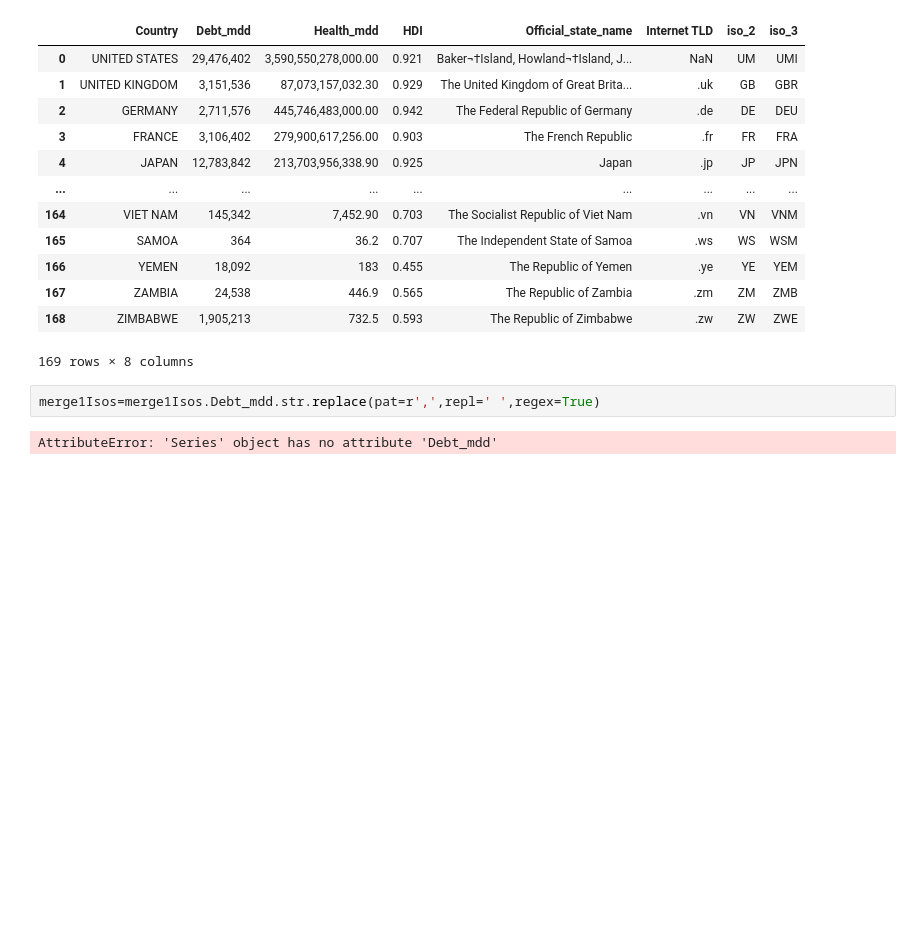
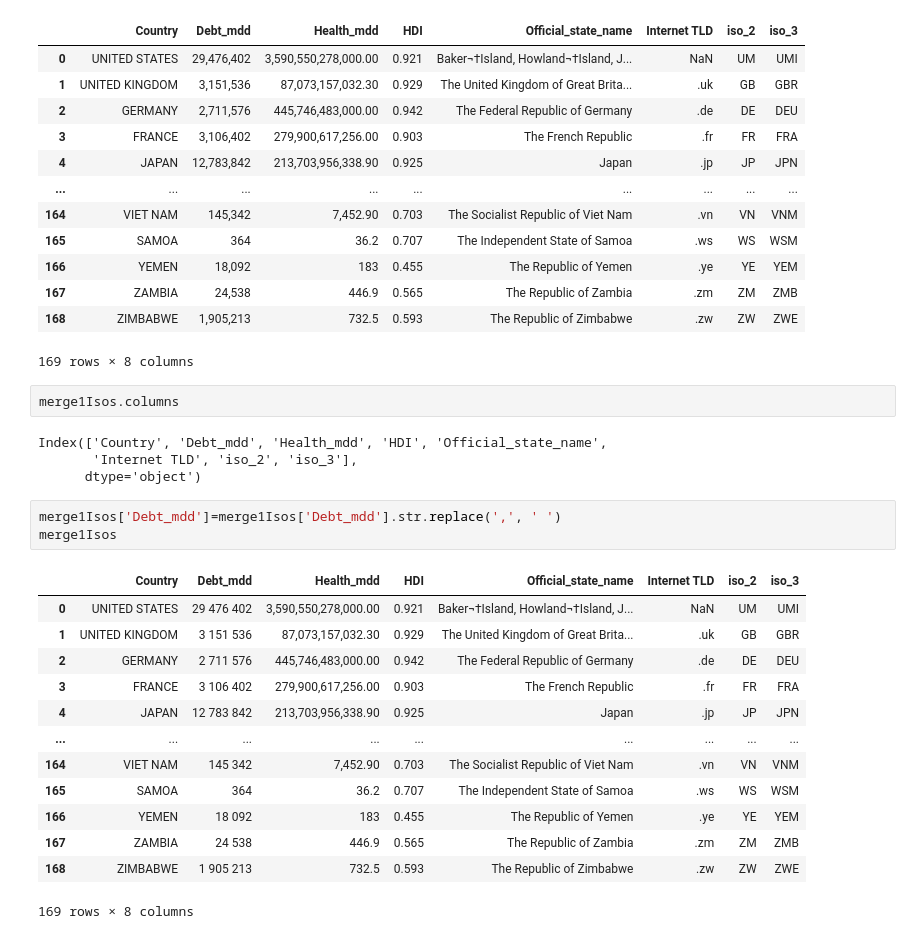
Before and after one commit to ZairaYacsavilca/evaluaci-n_1, a Jupyter notebook: index.ipynb, the cells around one changed output. Drawn from its saved outputs; the diff is of its cells as text; blank space fills up the shorter version.

```diff
--- a/index.ipynb
+++ b/index.ipynb
@@ -398,7 +398,26 @@ merge1Isos
 | 167 | ZAMBIA | 24,538 | 446.9 | 0.565 | The Republic of Zambia | .zm | ZM | ZMB |
 | 168 | ZIMBABWE | 1,905,213 | 732.5 | 0.593 | The Republic of Zimbabwe | .zw | ZW | ZWE |
 169 rows × 8 columns
+# %%
+merge1Isos.columns
+# %% [output]
+Index(['Country', 'Debt_mdd', 'Health_mdd', 'HDI', 'Official_state_name',
+       'Internet TLD', 'iso_2', 'iso_3'],
+      dtype='object')
 # %%
-merge1Isos=merge1Isos.Debt_mdd.str.replace(pat=r',',repl=' ',regex=True)
+merge1Isos['Debt_mdd']=merge1Isos['Debt_mdd'].str.replace(',', ' ')
+merge1Isos
 # %% [output]
+|  | Country | Debt_mdd | Health_mdd | HDI | Official_state_name | Internet TLD | iso_2 | iso_3 |
+| 0 | UNITED STATES | 29 476 402 | 3,590,550,278,000.00 | 0.921 | Baker¬†Island, Howland¬†Island, J... | NaN | UM | UMI |
+| 1 | UNITED KINGDOM | 3 151 536 | 87,073,157,032.30 | 0.929 | The United Kingdom of Great Brita... | .uk | GB | GBR |
+| 2 | GERMANY | 2 711 576 | 445,746,483,000.00 | 0.942 | The Federal Republic of Germany | .de | DE | DEU |
+| 3 | FRANCE | 3 106 402 | 279,900,617,256.00 | 0.903 | The French Republic | .fr | FR | FRA |
+| 4 | JAPAN | 12 783 842 | 213,703,956,338.90 | 0.925 | Japan | .jp | JP | JPN |
+| ... | ... | ... | ... | ... | ... | ... | ... | ... |
+| 164 | VIET NAM | 145 342 | 7,452.90 | 0.703 | The Socialist Republic of Viet Nam | .vn | VN | VNM |
+| 165 | SAMOA | 364 | 36.2 | 0.707 | The Independent State of Samoa | .ws | WS | WSM |
+| 166 | YEMEN | 18 092 | 183 | 0.455 | The Republic of Yemen | .ye | YE | YEM |
+| 167 | ZAMBIA | 24 538 | 446.9 | 0.565 | The Republic of Zambia | .zm | ZM | ZMB |
+| 168 | ZIMBABWE | 1 905 213 | 732.5 | 0.593 | The Republic of Zimbabwe | .zw | ZW | ZWE |
-AttributeError: 'Series' object has no attribute 'Debt_mdd'
+169 rows × 8 columns
```
Also changed, not shown: parts of 5 cells of this notebook.
